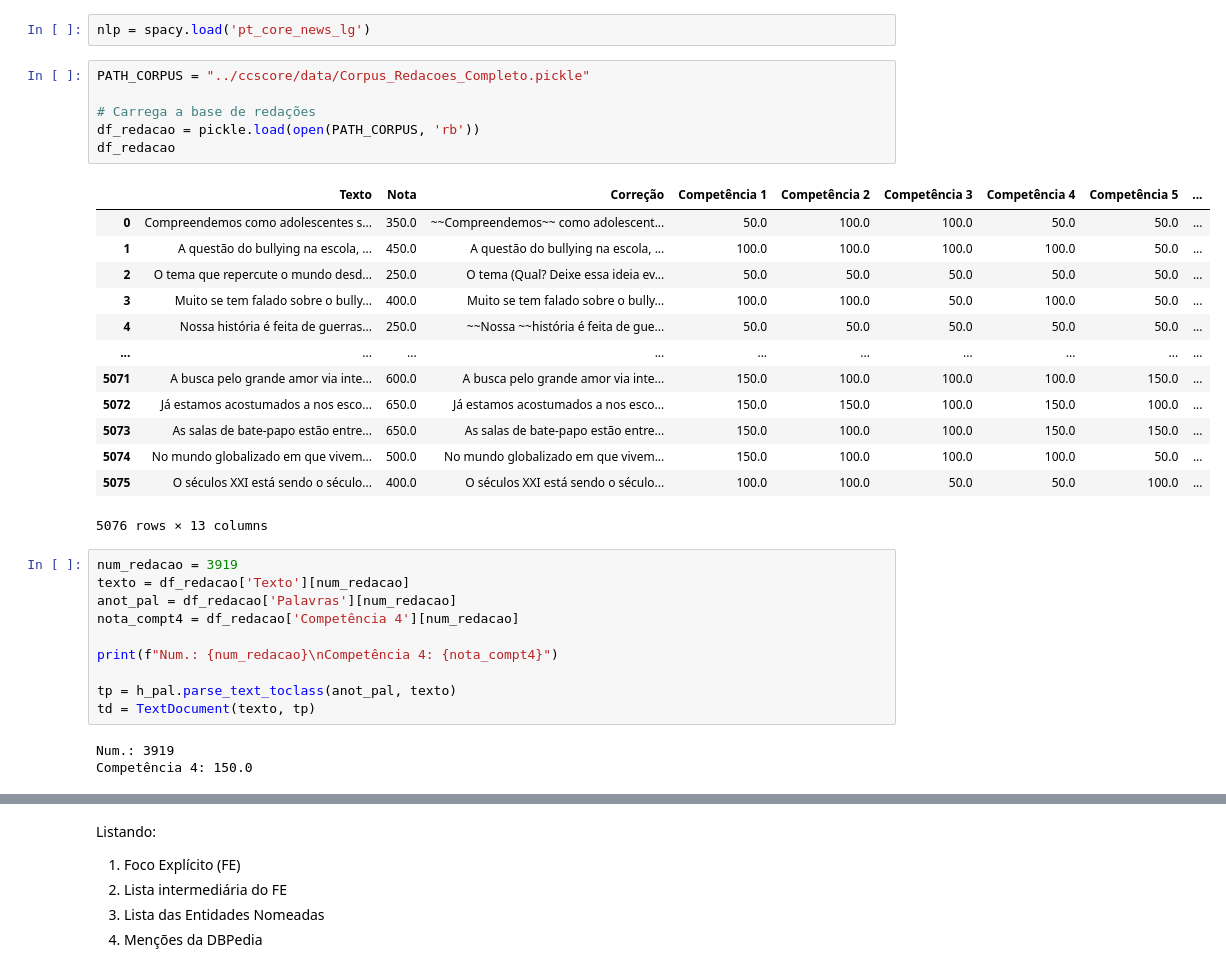
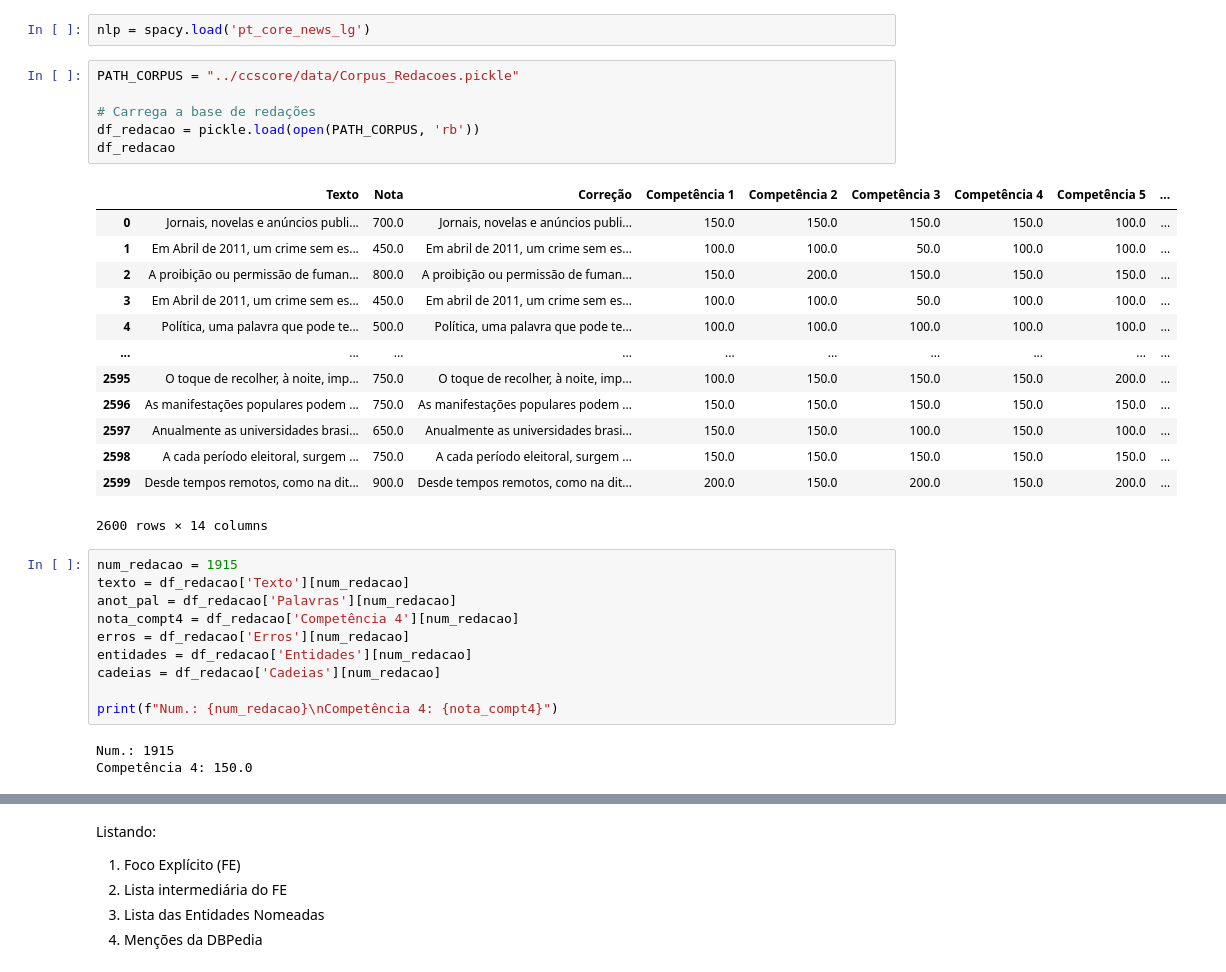
Before and after one commit to awillsousa/ccscore, a Jupyter notebook: notebooks/CCScore + Corpus Redacoes.ipynb, the cells around one changed output, grey strips where cells are left out. Cells and saved outputs as stored; diff of their text form.

```diff
--- a/notebooks/CCScore + Corpus Redacoes.ipynb
+++ b/notebooks/CCScore + Corpus Redacoes.ipynb
@@ -19,35 +19,35 @@ import numpy as np
 # %%
 nlp = spacy.load('pt_core_news_lg')
 # %%
-PATH_CORPUS = "../ccscore/data/Corpus_Redacoes_Completo.pickle"
+PATH_CORPUS = "../ccscore/data/Corpus_Redacoes.pickle"
 
 # Carrega a base de redações
 df_redacao = pickle.load(open(PATH_CORPUS, 'rb'))
 df_redacao
 # %% [output]
 |  | Texto | Nota | Correção | Competência 1 | Competência 2 | Competência 3 | Competência 4 | Competência 5 | ... |
-| 0 | Compreendemos como adolescentes s... | 350.0 | ~~Compreendemos~~ como adolescent... | 50.0 | 100.0 | 100.0 | 50.0 | 50.0 | ... |
-| 1 | A questão do bullying na escola, ... | 450.0 | A questão do bullying na escola, ... | 100.0 | 100.0 | 100.0 | 100.0 | 50.0 | ... |
-| 2 | O tema que repercute o mundo desd... | 250.0 | O tema (Qual? Deixe essa ideia ev... | 50.0 | 50.0 | 50.0 | 50.0 | 50.0 | ... |
-| 3 | Muito se tem falado sobre o bully... | 400.0 | Muito se tem falado sobre o bully... | 100.0 | 100.0 | 50.0 | 100.0 | 50.0 | ... |
-| 4 | Nossa história é feita de guerras... | 250.0 | ~~Nossa ~~história é feita de gue... | 50.0 | 50.0 | 50.0 | 50.0 | 50.0 | ... |
+| 0 | Jornais, novelas e anúncios publi... | 700.0 | Jornais, novelas e anúncios publi... | 150.0 | 150.0 | 150.0 | 150.0 | 100.0 | ... |
+| 1 | Em Abril de 2011, um crime sem es... | 450.0 | Em abril de 2011, um crime sem es... | 100.0 | 100.0 | 50.0 | 100.0 | 100.0 | ... |
+| 2 | A proibição ou permissão de fuman... | 800.0 | A proibição ou permissão de fuman... | 150.0 | 200.0 | 150.0 | 150.0 | 150.0 | ... |
+| 3 | Em Abril de 2011, um crime sem es... | 450.0 | Em abril de 2011, um crime sem es... | 100.0 | 100.0 | 50.0 | 100.0 | 100.0 | ... |
+| 4 | Política, uma palavra que pode te... | 500.0 | Política, uma palavra que pode te... | 100.0 | 100.0 | 100.0 | 100.0 | 100.0 | ... |
 | ... | ... | ... | ... | ... | ... | ... | ... | ... | ... |
-| 5071 | A busca pelo grande amor via inte... | 600.0 | A busca pelo grande amor via inte... | 150.0 | 100.0 | 100.0 | 100.0 | 150.0 | ... |
-| 5072 | Já estamos acostumados a nos esco... | 650.0 | Já estamos acostumados a nos esco... | 150.0 | 150.0 | 100.0 | 150.0 | 100.0 | ... |
-| 5073 | As salas de bate-papo estão entre... | 650.0 | As salas de bate-papo estão entre... | 150.0 | 100.0 | 100.0 | 150.0 | 150.0 | ... |
-| 5074 | No mundo globalizado em que vivem... | 500.0 | No mundo globalizado em que vivem... | 150.0 | 100.0 | 100.0 | 100.0 | 50.0 | ... |
-| 5075 | O séculos XXI está sendo o século... | 400.0 | O séculos XXI está sendo o século... | 100.0 | 100.0 | 50.0 | 50.0 | 100.0 | ... |
+| 2595 | O toque de recolher, à noite, imp... | 750.0 | O toque de recolher, à noite, imp... | 100.0 | 150.0 | 150.0 | 150.0 | 200.0 | ... |
+| 2596 | As manifestações populares podem ... | 750.0 | As manifestações populares podem ... | 150.0 | 150.0 | 150.0 | 150.0 | 150.0 | ... |
+| 2597 | Anualmente as universidades brasi... | 650.0 | Anualmente as universidades brasi... | 150.0 | 150.0 | 100.0 | 150.0 | 100.0 | ... |
+| 2598 | A cada período eleitoral, surgem ... | 750.0 | A cada período eleitoral, surgem ... | 150.0 | 150.0 | 150.0 | 150.0 | 150.0 | ... |
+| 2599 | Desde tempos remotos, como na dit... | 900.0 | Desde tempos remotos, como na dit... | 200.0 | 150.0 | 200.0 | 150.0 | 200.0 | ... |
-5076 rows × 13 columns
+2600 rows × 14 columns
 # %%
-num_redacao = 3919
+num_redacao = 1915
 texto = df_redacao['Texto'][num_redacao]
 anot_pal = df_redacao['Palavras'][num_redacao]
 nota_compt4 = df_redacao['Competência 4'][num_redacao]
+erros = df_redacao['Erros'][num_redacao]
+entidades = df_redacao['Entidades'][num_redacao]
+cadeias = df_redacao['Cadeias'][num_redacao]
 
 print(f"Num.: {num_redacao}\nCompetência 4: {nota_compt4}")
-
-tp = h_pal.parse_text_toclass(anot_pal, texto)
-td = TextDocument(texto, tp)
 # %% [output]
-Num.: 3919
+Num.: 1915
 Competência 4: 150.0
```
Also changed, not shown: parts of 39 cells of this notebook, 29 other files.
